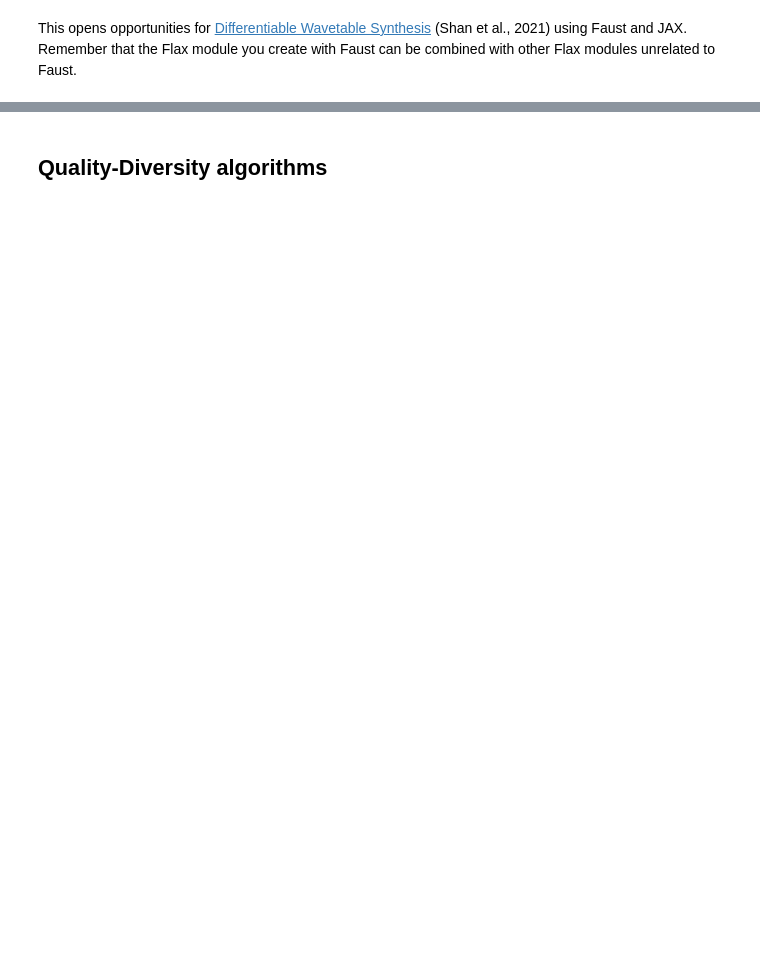
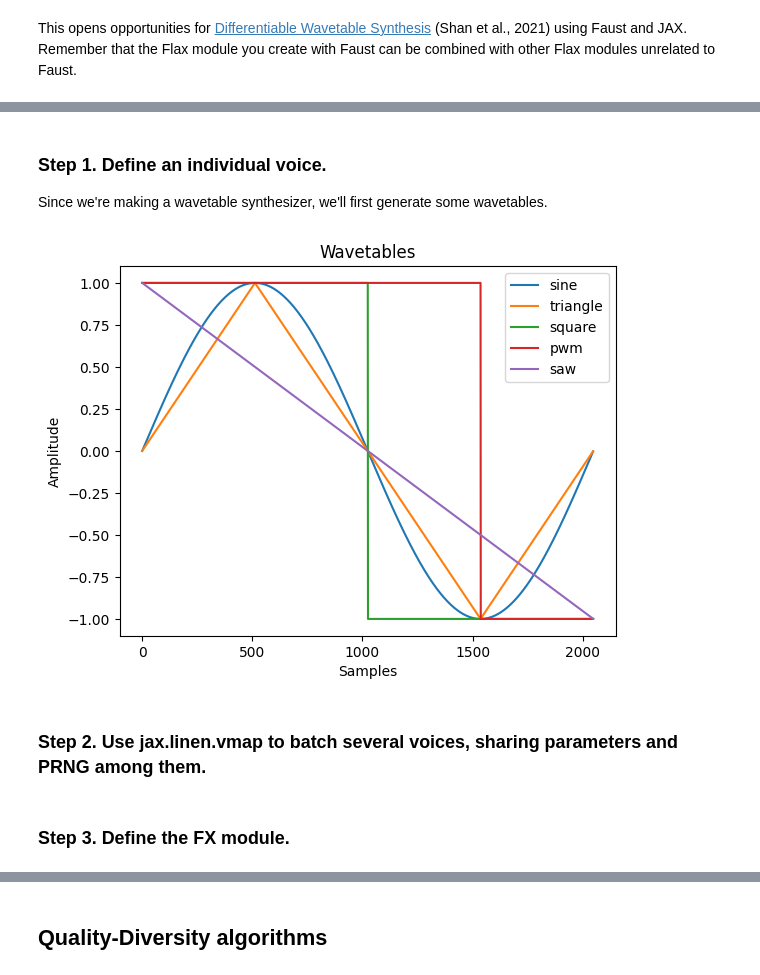
Before and after one commit to DBraun/DawDreamer, a Jupyter notebook: examples/Faust_to_JAX/Faust_to_JAX.ipynb, the cells around one changed output, grey strips where cells are left out. Cells and saved outputs as stored; diff of their text form; code cells hidden in the pictures; blank space fills up the shorter version.

```diff
--- a/examples/Faust_to_JAX/Faust_to_JAX.ipynb
+++ b/examples/Faust_to_JAX/Faust_to_JAX.ipynb
@@ -709,0 +812,44 @@ This opens opportunities for [Differentiable Wavetable Synthesis](https://arxiv.
+# %% [markdown]
+### Step 1. Define an individual voice.
+
+Since we're making a wavetable synthesizer, we'll first generate some wavetables.
+# %%
+S = 2048
+
+ramp = np.arange(S)/S
+
+sine = np.sin(ramp*np.pi*2.)
+
+triangle = (1.-2.*abs(abs(np.mod(ramp*2,1.))-.5))*np.where(ramp>0.5, -1, 1)
+
+square = np.where(ramp>0.5, -1, 1)
+
+pwm = np.where(ramp>0.75, -1, 1)
+
+saw = 1-2*ramp
+
+plt.title("Wavetables")
+plt.plot(sine, label='sine')
+plt.plot(triangle, label='triangle')
+plt.plot(square, label='square')
+plt.plot(pwm, label='pwm')
+plt.plot(saw, label='saw')
+plt.legend()
+plt.ylabel("Amplitude")
+plt.xlabel("Samples")
+plt.show()
+
+sine = (sine*np.iinfo(np.int16).max).astype(np.int16)
+triangle = (triangle*np.iinfo(np.int16).max).astype(np.int16)
+square = (square*np.iinfo(np.int16).max).astype(np.int16)
+pwm = (pwm*np.iinfo(np.int16).max).astype(np.int16)
+saw = (saw*np.iinfo(np.int16).max).astype(np.int16)
+
+# Save them as wav files.
+wavfile.write("sine.wav", 44100, sine)
+wavfile.write("triangle.wav", 44100, triangle)
+wavfile.write("square.wav", 44100, square)
+wavfile.write("pwm.wav", 44100, pwm)
+wavfile.write("saw.wav", 44100, saw)
+# %% [output]
+[figure, added]
@@ -709,0 +925,2 @@ This opens opportunities for [Differentiable Wavetable Synthesis](https://arxiv.
+# %% [markdown]
+### Step 2. Use jax.linen.vmap to batch several voices, sharing parameters and PRNG among them.
@@ -709,0 +929,2 @@ This opens opportunities for [Differentiable Wavetable Synthesis](https://arxiv.
+# %% [markdown]
+### Step 3. Define the FX module.
```
Also changed, not shown: parts of 52 cells of this notebook, 1 other file.
